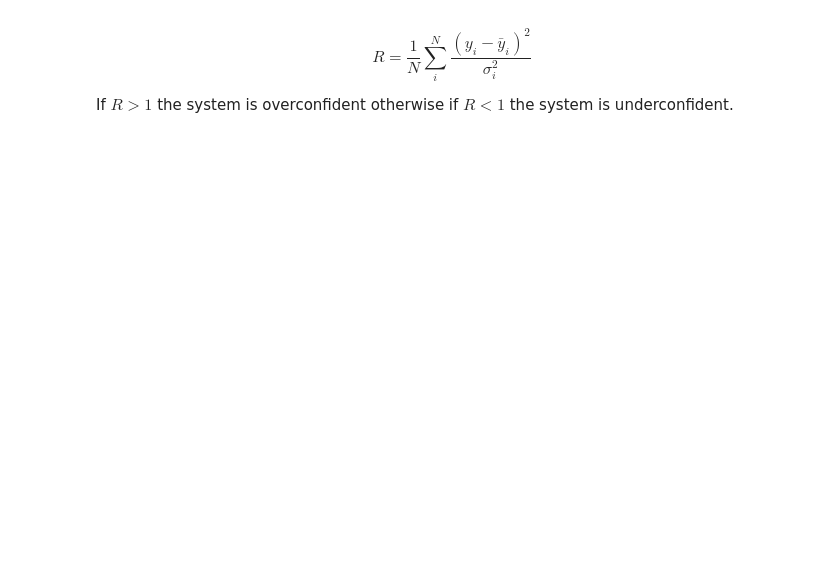
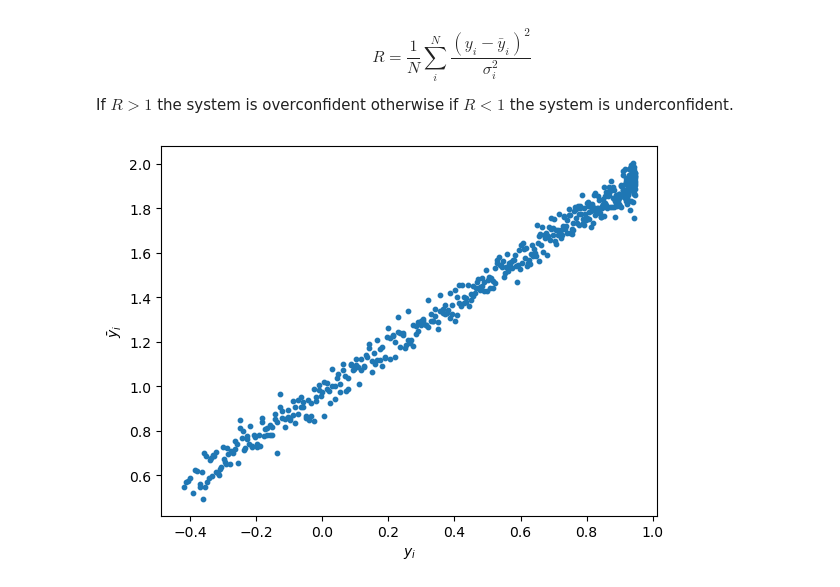
Before and after one commit to PaulD273/Symbolic-regression, a Jupyter notebook: Test_uncertainty/Cosine_SISSO.ipynb, the cells around one changed output. Cells and saved outputs as stored; diff of their text form; code cells hidden in the pictures; blank space fills up the shorter version.

```diff
--- a/Test_uncertainty/Cosine_SISSO.ipynb
+++ b/Test_uncertainty/Cosine_SISSO.ipynb
@@ -668,3 +670,10 @@ $$
 $$
 
 If $R>1$ the system is overconfident otherwise if $R<1$ the system is underconfident.
+# %%
+plt.scatter(y_mod_mean, y_emp, s=10)
+plt.xlabel(r"$y_i$")
+plt.ylabel(r"$\bar{y}_i$")
+plt.show()
+# %% [output]
+[figure, added]
```
Also changed, not shown: parts of 22 cells of this notebook.
